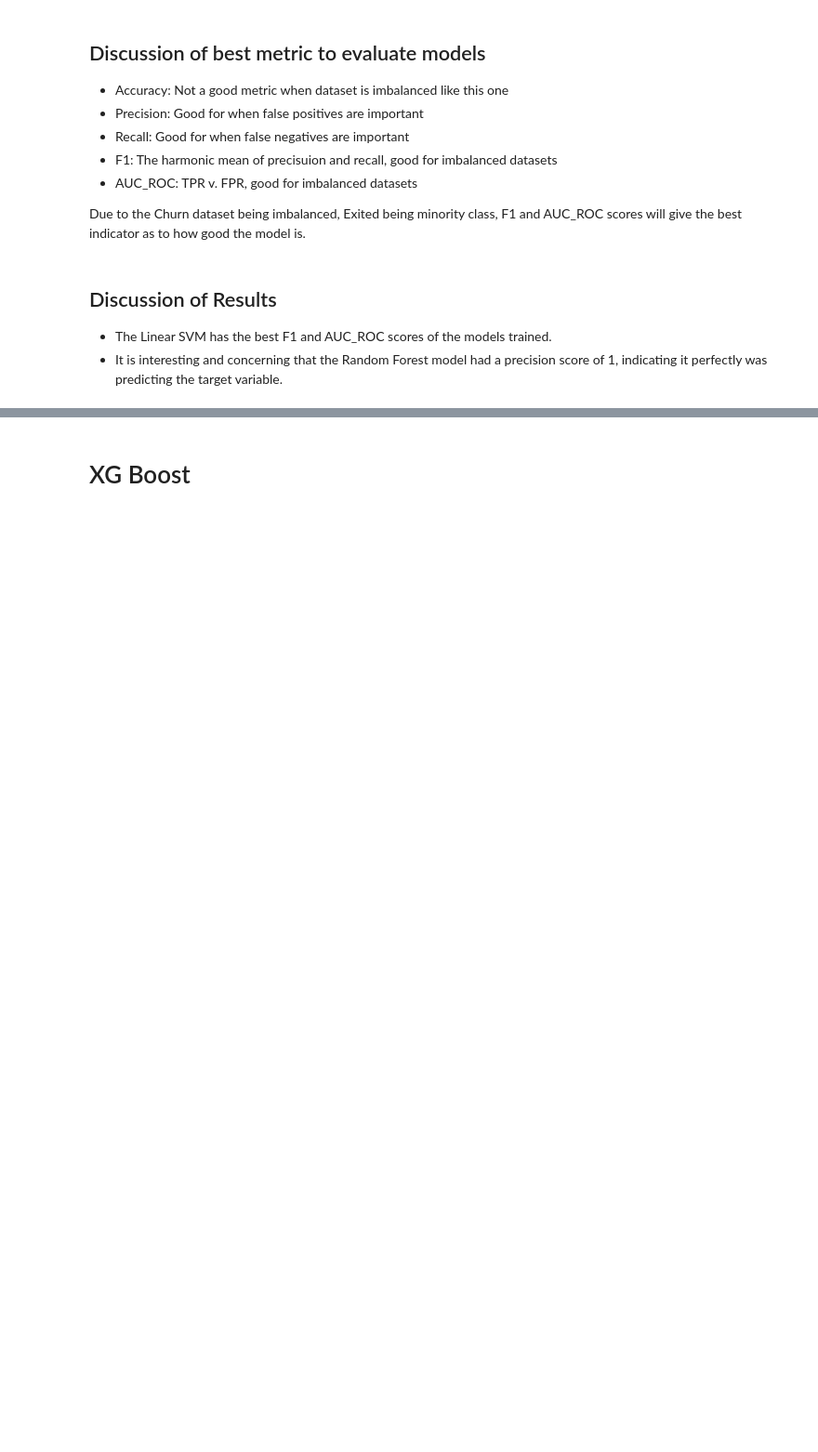
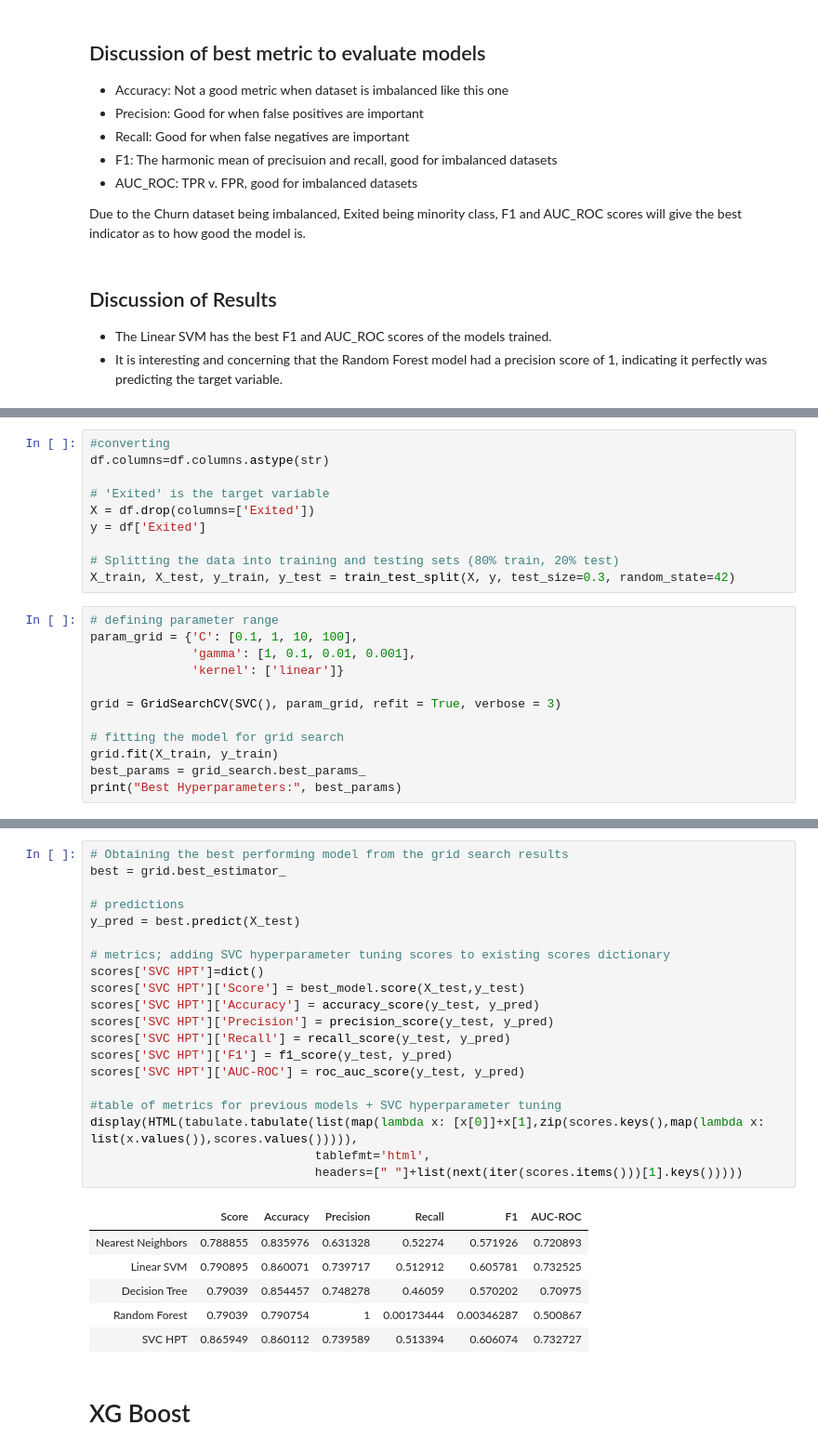
Before and after one commit to rttle/Bank-Churn-Kaggle-Challenge, a Jupyter notebook: ML_Models.ipynb, the cells around one changed output, grey strips where cells are left out. Shown: that part at 93% size. Cells and saved outputs as stored; diff of their text form; blank space fills up the shorter version.

Commit message:
'Further hyperparameter tuning, May 3'

```diff
--- a/ML_Models.ipynb
+++ b/ML_Models.ipynb
@@ -139,0 +143,22 @@ Due to the Churn dataset being imbalanced, Exited being minority class, F1 and A
+# %%
+#converting
+df.columns=df.columns.astype(str)
+
+# 'Exited' is the target variable
+X = df.drop(columns=['Exited'])
+y = df['Exited']
+
+# Splitting the data into training and testing sets (80% train, 20% test)
+X_train, X_test, y_train, y_test = train_test_split(X, y, test_size=0.3, random_state=42)
+# %%
+# defining parameter range
+param_grid = {'C': [0.1, 1, 10, 100],
+              'gamma': [1, 0.1, 0.01, 0.001],
+              'kernel': ['linear']}
+
+grid = GridSearchCV(SVC(), param_grid, refit = True, verbose = 3)
+
+# fitting the model for grid search
+grid.fit(X_train, y_train)
+best_params = grid_search.best_params_
+print("Best Hyperparameters:", best_params)
@@ -140,3 +183,30 @@ Due to the Churn dataset being imbalanced, Exited being minority class, F1 and A
+# %%
+# Obtaining the best performing model from the grid search results
+best = grid.best_estimator_
+
+# predictions
+y_pred = best.predict(X_test)
+
+# metrics; adding SVC hyperparameter tuning scores to existing scores dictionary
+scores['SVC HPT']=dict()
+scores['SVC HPT']['Score'] = best_model.score(X_test,y_test)
+scores['SVC HPT']['Accuracy'] = accuracy_score(y_test, y_pred)
+scores['SVC HPT']['Precision'] = precision_score(y_test, y_pred)
+scores['SVC HPT']['Recall'] = recall_score(y_test, y_pred)
+scores['SVC HPT']['F1'] = f1_score(y_test, y_pred)
+scores['SVC HPT']['AUC-ROC'] = roc_auc_score(y_test, y_pred)
+
+#table of metrics for previous models + SVC hyperparameter tuning
+display(HTML(tabulate.tabulate(list(map(lambda x: [x[0]]+x[1],zip(scores.keys(),map(lambda x: list(x.values()),scores.values())))),
+                               tablefmt='html',
+                               headers=[" "]+list(next(iter(scores.items()))[1].keys()))))
+# %% [output]
+|  | Score | Accuracy | Precision | Recall | F1 | AUC-ROC |
+| Nearest Neighbors | 0.788855 | 0.835976 | 0.631328 | 0.52274 | 0.571926 | 0.720893 |
+| Linear SVM | 0.790895 | 0.860071 | 0.739717 | 0.512912 | 0.605781 | 0.732525 |
+| Decision Tree | 0.79039 | 0.854457 | 0.748278 | 0.46059 | 0.570202 | 0.70975 |
+| Random Forest | 0.79039 | 0.790754 | 1 | 0.00173444 | 0.00346287 | 0.500867 |
+| SVC HPT | 0.865949 | 0.860112 | 0.739589 | 0.513394 | 0.606074 | 0.732727 |
 # %% [markdown]
 # XG Boost
 # %%
```
Also changed, not shown: parts of 9 cells of this notebook.
